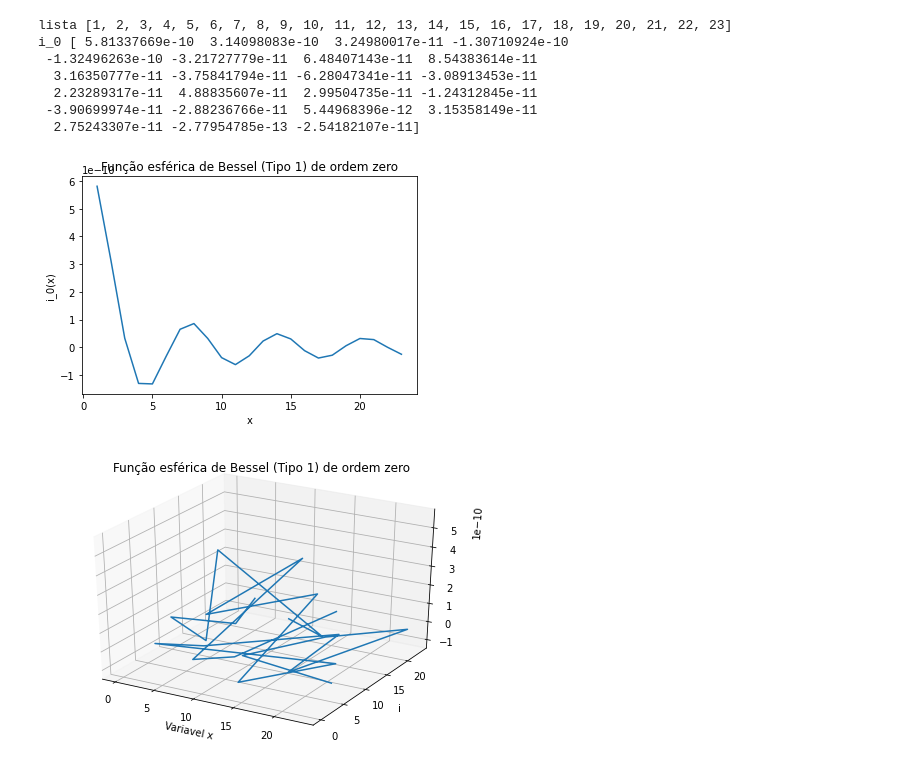
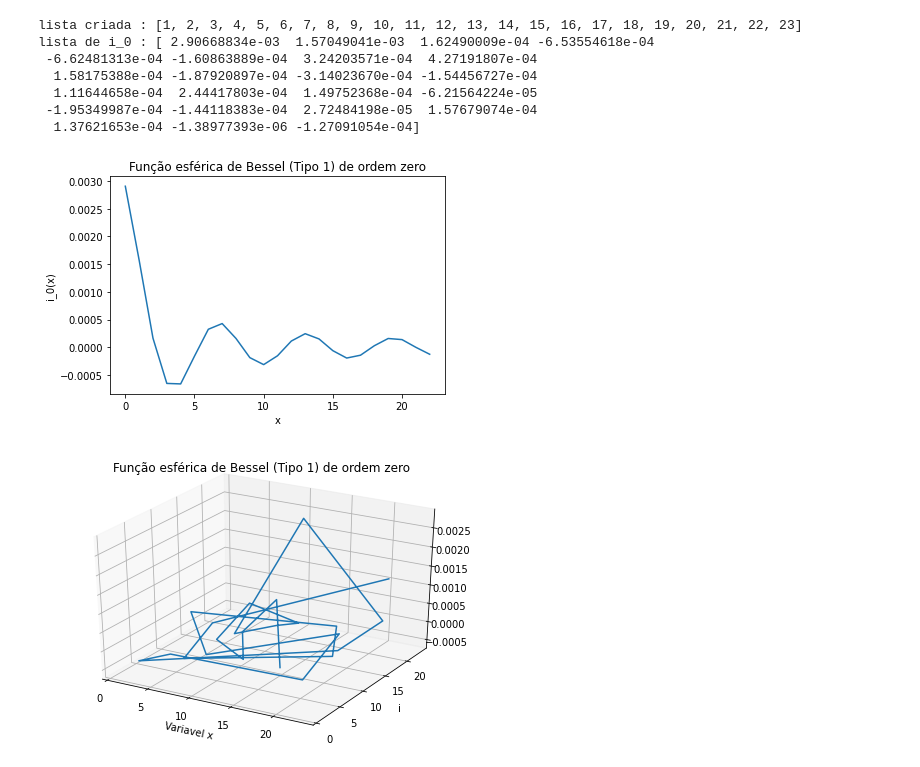
Before and after one commit to PolyaneNS/bessel_tipo_1, a Jupyter notebook: teste_bessel.ipynb, the cells around one changed output. Cells and saved outputs as stored; diff of their text form; code cells hidden in the pictures.

```diff
--- a/teste_bessel.ipynb
+++ b/teste_bessel.ipynb
@@ -9,66 +9,71 @@ import matplotlib
 #criar lista
 lis = []
 i = 24 #tamanho dos números
-j = 1
+j = 1  # iníício da contagem
 
 while j < i :
       lis.append(j)
       j+=1
-print("lista",lis)
+print("lista criada :",lis)
 
 #função de bessel de ordem zero
 seno = np.sin(lis); #para o tipo 1 da função de Bessel
-i_n = seno/lis;
+i_n = seno/lis; #uma funçãão seno
 
+#valores de constante e suas unidades
 epsilon_0 = 8.854*10**12; #F/m
 k_b = 1.380*(1/10**23); #J/K
 t = 1000; #K
 n_e = 10**19; #m
 e = 1.6*(1/10**19); #C
-r = 10**(-15)
+r = 5*10**(-9) #cm ou 59 pm {considerando um  gás Hidrogeio(H)}
 lambd = (epsilon_0*k_b*t)/(n_e*e**2);
 lambda_d = np.sqrt(lambd);
 
 #função de bessel para as condições de contorno
 
 i_0 = i_n*r*lambda_d
-print("i_0",i_0)
+print("lista de i_0 :", i_0)
 # %% [output]
-lista [1, 2, 3, 4, 5, 6, 7, 8, 9, 10, 11, 12, 13, 14, 15, 16, 17, 18, 19, 20, 21, 22, 23]
-i_0 [ 5.81337669e-10  3.14098083e-10  3.24980017e-11 -1.30710924e-10
- -1.32496263e-10 -3.21727779e-11  6.48407143e-11  8.54383614e-11
-  3.16350777e-11 -3.75841794e-11 -6.28047341e-11 -3.08913453e-11
-  2.23289317e-11  4.88835607e-11  2.99504735e-11 -1.24312845e-11
- -3.90699974e-11 -2.88236766e-11  5.44968396e-12  3.15358149e-11
-  2.75243307e-11 -2.77954785e-13 -2.54182107e-11]
+lista criada : [1, 2, 3, 4, 5, 6, 7, 8, 9, 10, 11, 12, 13, 14, 15, 16, 17, 18, 19, 20, 21, 22, 23]
+lista de i_0 : [ 2.90668834e-03  1.57049041e-03  1.62490009e-04 -6.53554618e-04
+ -6.62481313e-04 -1.60863889e-04  3.24203571e-04  4.27191807e-04
+  1.58175388e-04 -1.87920897e-04 -3.14023670e-04 -1.54456727e-04
+  1.11644658e-04  2.44417803e-04  1.49752368e-04 -6.21564224e-05
+ -1.95349987e-04 -1.44118383e-04  2.72484198e-05  1.57679074e-04
+  1.37621653e-04 -1.38977393e-06 -1.27091054e-04]
+# %%
+from mpl_toolkits.mplot3d import Axes3D
+import random
+
+
+#print(i_n)
+fig, ax = plt.subplots()
+plt.plot(i_0)
+ax.set(title="Função esférica de Bessel (Tipo 1) de ordem zero", xlabel="x", ylabel="i_0(x)")
+plt.show()
+# %% [output]
+[figure, added]
 # %%
 
-from matplotlib import pyplot
-from mpl_toolkits.mplot3d import Axes3D
-import random
+fig = plt.figure()
+ax = Axes3D(fig)
 
 
-#print(i_n)
-fig, ax = plt.subplots()
-plt.plot(i_0)
-ax.set(title="Função esférica de Bessel (Tipo 1) de ordem zero", xlabel="x", ylabel="i_0(x)")
-plt.show()
 
 
-fig = pyplot.figure()
-ax = Axes3D(fig)
+x_v = list(range(1, 24))
+y_v= i_0
+z_v = list(range(1, 24))
 
-x_vals = list(range(0, 24))
-y_vals = i_0
-z_vals = list(range(0, 24))
 
-random.shuffle(x_vals)
-random.shuffle(y_vals)
-random.shuffle(z_vals)
+random.shuffle(x_v)
+random.shuffle(y_v)
+random.shuffle(z_v)
 
-ax.plot(x_vals, z_vals,y_vals)
+ax.plot(x_v, z_v, y_v)
+
 ax.set(title="Função esférica de Bessel (Tipo 1) de ordem zero", xlabel="Variavel x", ylabel="i")
-pyplot.show()
+plt.show()
 # %% [output]
-[figure, old version]
+[figure, new version]
-[figure, removed]
```
Also changed, not shown: parts of 1 cell of this notebook.
